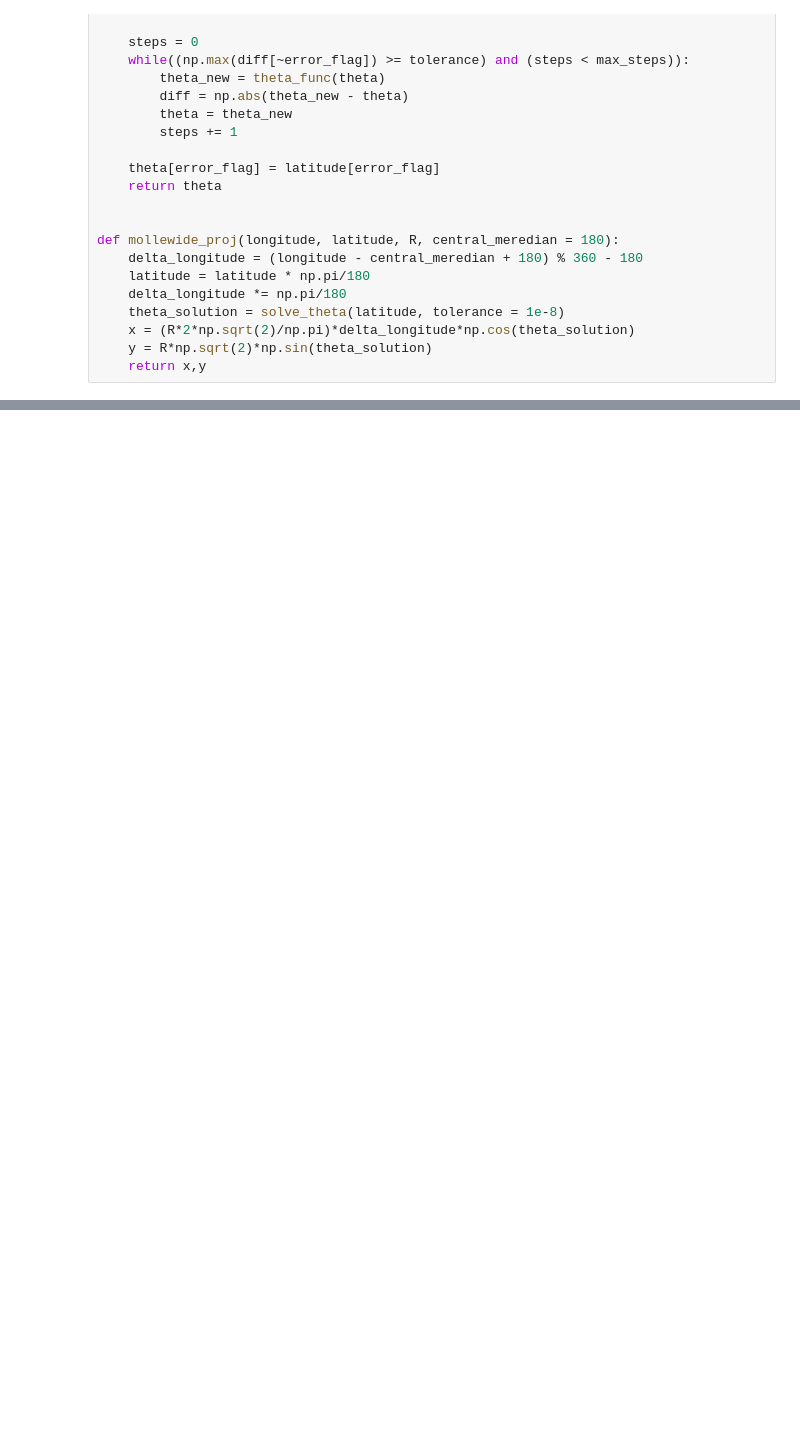
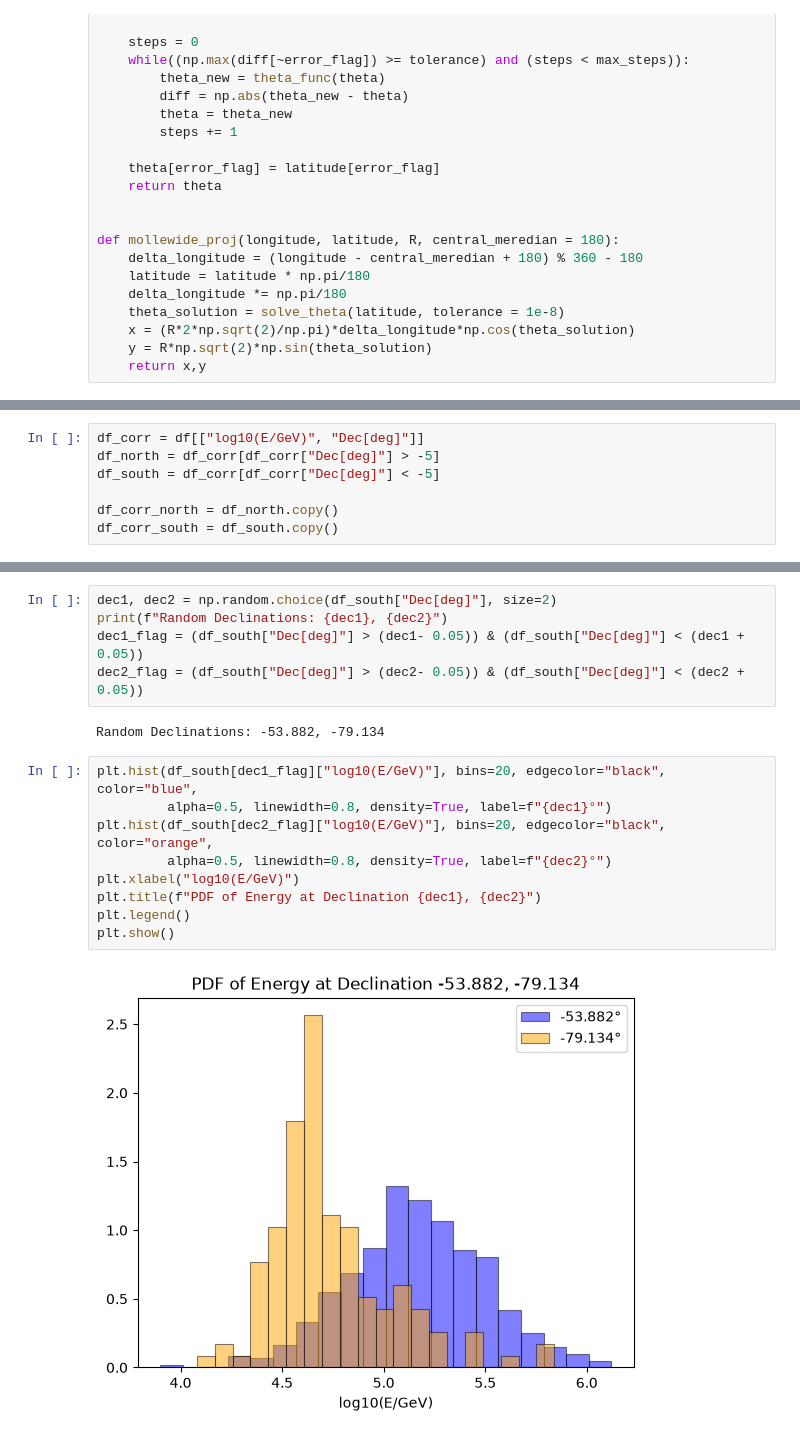
Before and after one commit to vigneshK0404/Data_Science_Projects, a Jupyter notebook: Project_1_Karthikeyan.ipynb, the cells around one changed output, grey strips where cells are left out. Drawn from its saved outputs; the diff is of its cells as text; blank space fills up the shorter version.

```diff
--- a/Project_1_Karthikeyan.ipynb
+++ b/Project_1_Karthikeyan.ipynb
@@ -134,0 +149,7 @@ plt.show()
+# %%
+df_corr = df[["log10(E/GeV)", "Dec[deg]"]]
+df_north = df_corr[df_corr["Dec[deg]"] > -5]
+df_south = df_corr[df_corr["Dec[deg]"] < -5]
+
+df_corr_north = df_north.copy()
+df_corr_south = df_south.copy()
@@ -134,0 +170,18 @@ plt.show()
+# %%
+dec1, dec2 = np.random.choice(df_south["Dec[deg]"], size=2)
+print(f"Random Declinations: {dec1}, {dec2}")
+dec1_flag = (df_south["Dec[deg]"] > (dec1- 0.05)) & (df_south["Dec[deg]"] < (dec1 + 0.05))
+dec2_flag = (df_south["Dec[deg]"] > (dec2- 0.05)) & (df_south["Dec[deg]"] < (dec2 + 0.05))
+# %% [output]
+Random Declinations: -53.882, -79.134
+# %%
+plt.hist(df_south[dec1_flag]["log10(E/GeV)"], bins=20, edgecolor="black", color="blue",
+         alpha=0.5, linewidth=0.8, density=True, label=f"{dec1}°")
+plt.hist(df_south[dec2_flag]["log10(E/GeV)"], bins=20, edgecolor="black", color="orange",
+         alpha=0.5, linewidth=0.8, density=True, label=f"{dec2}°")
+plt.xlabel("log10(E/GeV)")
+plt.title(f"PDF of Energy at Declination {dec1}, {dec2}")
+plt.legend()
+plt.show()
+# %% [output]
+[figure, added]
```
Also changed, not shown: parts of 6 cells of this notebook.
